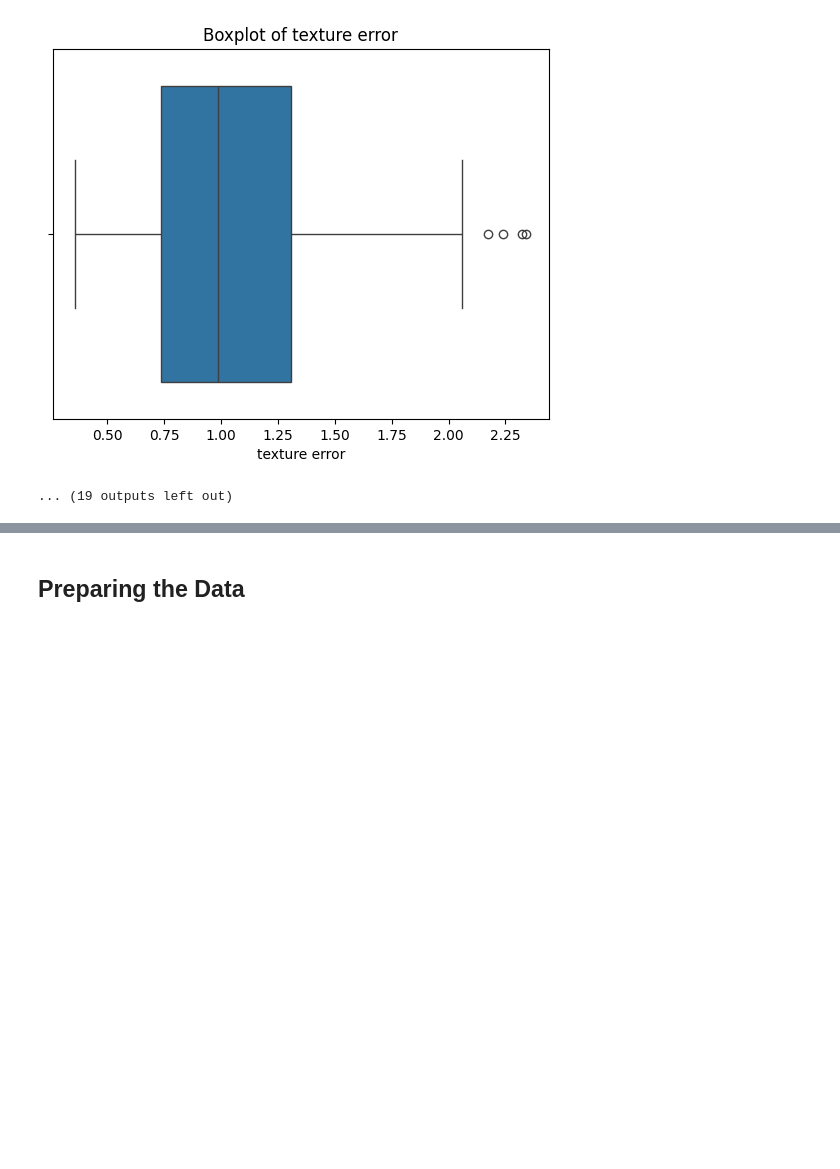
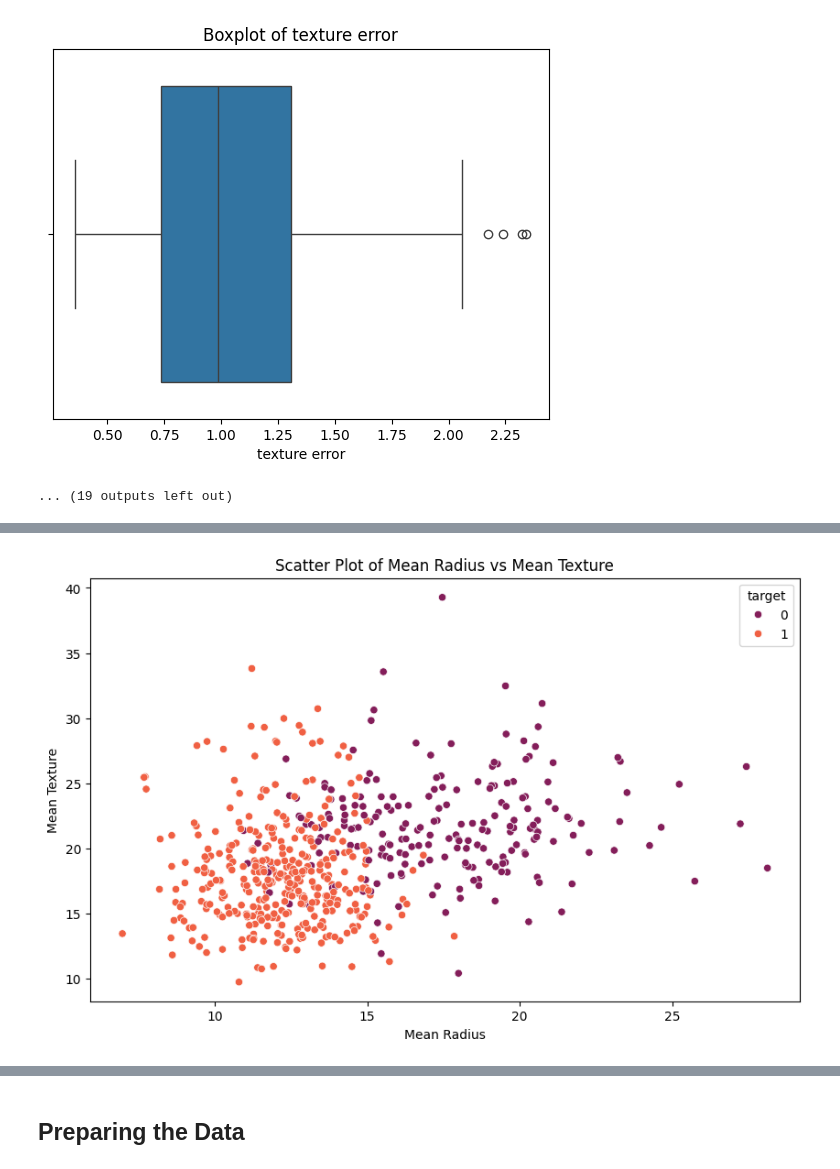
Before and after one commit to Nischay-verma/Mid_course_ML, a Jupyter notebook: ML_mid_course_cancer_detection.ipynb, the cells around one changed output, grey strips where cells are left out. Cells and saved outputs as stored; diff of their text form; code cells hidden in the pictures; blank space fills up the shorter version.

```diff
--- a/ML_mid_course_cancer_detection.ipynb
+++ b/ML_mid_course_cancer_detection.ipynb
@@ -266,0 +308,10 @@ plt.show
+# %%
+# Scatter plot between 'mean radius' and 'mean texture'
+plt.figure(figsize=(10, 6))
+sns.scatterplot(x='mean radius', y='mean texture', hue='target', data=df, palette=  'rocket')
+plt.title('Scatter Plot of Mean Radius vs Mean Texture')
+plt.xlabel('Mean Radius')
+plt.ylabel('Mean Texture')
+plt.show()
+# %% [output]
+[figure, added]
```
Also changed, not shown: parts of 47 cells of this notebook.
